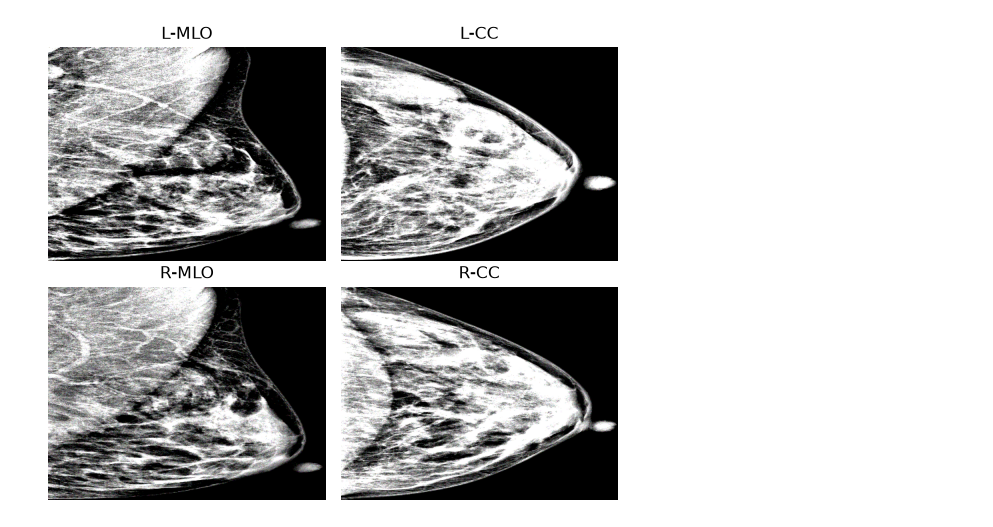
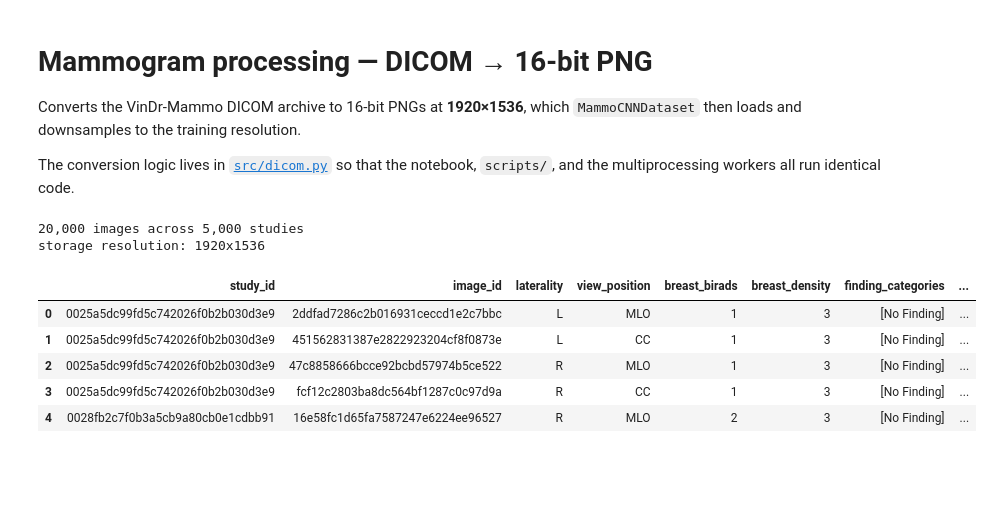
Before and after one commit to David-Ademola/TULIP, a Jupyter notebook: mammogram_processing.ipynb, the cells around one changed output. Saved outputs shown, nothing was run; the diff lists cells and outputs as text; code cells hidden in the pictures; blank space fills up the shorter version.

Commit message:
Convert DICOM to PNG

```diff
--- a/mammogram_processing.ipynb
+++ b/mammogram_processing.ipynb
@@ -1,2 +1,10 @@
+# %% [markdown]
+# Mammogram processing — DICOM → 16-bit PNG
+
+Converts the VinDr-Mammo DICOM archive to 16-bit PNGs at **1920×1536**, which
+`MammoCNNDataset` then loads and downsamples to the training resolution.
+
+The conversion logic lives in [`src/dicom.py`](src/dicom.py) so that the
+notebook, `scripts/`, and the multiprocessing workers all run identical code.
 # %%
 import os
@@ -21,48 +21,19 @@ study_images["image_path"] = study_images.apply(
-# %%
-# Plot all 4 views of the sample study
-pyplot.figure(figsize=(6, 5))
-for i, (_, row) in enumerate(study_images.iterrows()):
-    image = cv2.imread(row["image_path"], cv2.IMREAD_GRAYSCALE)
-
-    # Resize image using Lanczos interpolation and expand to 3 channels
-    image = cv2.resize(image, (416, 320), interpolation=cv2.INTER_LANCZOS4)
-    image = cv2.cvtColor(image, cv2.COLOR_GRAY2RGB)
-
-    # Align the breast to the left
-    if row["laterality"].upper() == "R":
-        image = cv2.flip(image, 1)
-
-    # Apply Contrasted Limited Adaptive Histogram Equalization (CLAHE)
-    k = 8.0
-    l = 2.0
-    grid_size = int(k + np.random.uniform(-np.log2(k), np.log2(k)))
-    clip_limit = l + np.random.uniform(-np.log2(l), np.log2(l))
-    clahe = cv2.createCLAHE(clipLimit=clip_limit, tileGridSize=(grid_size, grid_size))
-
-    channels = cv2.split(image)
-    channels = [clahe.apply(channel) for channel in channels]
-    image = cv2.merge(channels)
-
-    # Convert to float and normalize to [0, 1]
-    image = image.astype(np.float32) / 255.0
-
-    # Add Gaussian noise with σ=0.01 per channel
-    noise = np.random.normal(0, 0.01, image.shape).astype(np.float32)
-    image = np.clip(image + noise, 0.0, 1.0)
-
-    # Standardize the image per channel (mean = 0, std = 1)
-    mean = image.mean()
-    std = image.std()
-    image = (image - mean) / (std + 1e-8)
-
-    title = f"{row['laterality']}-{row['view_position']}"
-
-    pyplot.subplot(2, 2, i + 1)
-    pyplot.imshow(np.clip(image, 0, 1), cmap="gray")
-    pyplot.title(title)
-    pyplot.axis("off")
-
-pyplot.tight_layout()
-pyplot.show()
-# %% [output]
-[figure, removed]
+# %%
+DICOM_ROOT = os.path.join("vindr-mammo", "images")
+PNG_ROOT = os.path.join("vindr-mammo", "images_png")
+
+metadata_path = os.path.join("vindr-mammo", "breast_metadata.parquet")
+metadata_df = pd.read_parquet(metadata_path)
+
+print(f"{len(metadata_df):,} images across {metadata_df['study_id'].nunique():,} studies")
+print(f"storage resolution: {STORE_SIZE[0]}x{STORE_SIZE[1]}")
+metadata_df.head()
+# %% [output]
+20,000 images across 5,000 studies
+storage resolution: 1920x1536
+|  | study_id | image_id | laterality | view_position | breast_birads | breast_density | finding_categories | ... |
+| 0 | 0025a5dc99fd5c742026f0b2b030d3e9 | 2ddfad7286c2b016931ceccd1e2c7bbc | L | MLO | 1 | 3 | [No Finding] | ... |
+| 1 | 0025a5dc99fd5c742026f0b2b030d3e9 | 451562831387e2822923204cf8f0873e | L | CC | 1 | 3 | [No Finding] | ... |
+| 2 | 0025a5dc99fd5c742026f0b2b030d3e9 | 47c8858666bcce92bcbd57974b5ce522 | R | MLO | 1 | 3 | [No Finding] | ... |
+| 3 | 0025a5dc99fd5c742026f0b2b030d3e9 | fcf12c2803ba8dc564bf1287c0c97d9a | R | CC | 1 | 3 | [No Finding] | ... |
+| 4 | 0028fb2c7f0b3a5cb9a80cb0e1cdbb91 | 16e58fc1d65fa7587247e6224ee96527 | R | MLO | 2 | 3 | [No Finding] | ... |
```
Also changed, not shown: parts of 11 cells of this notebook, 7 other files.
